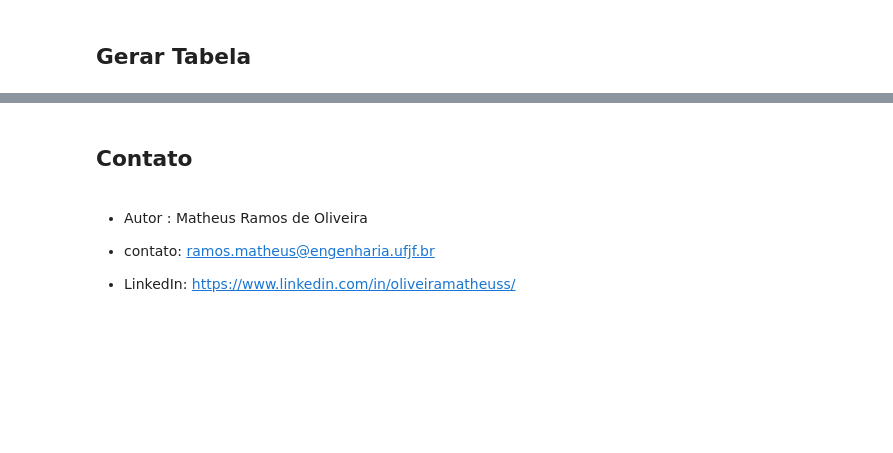
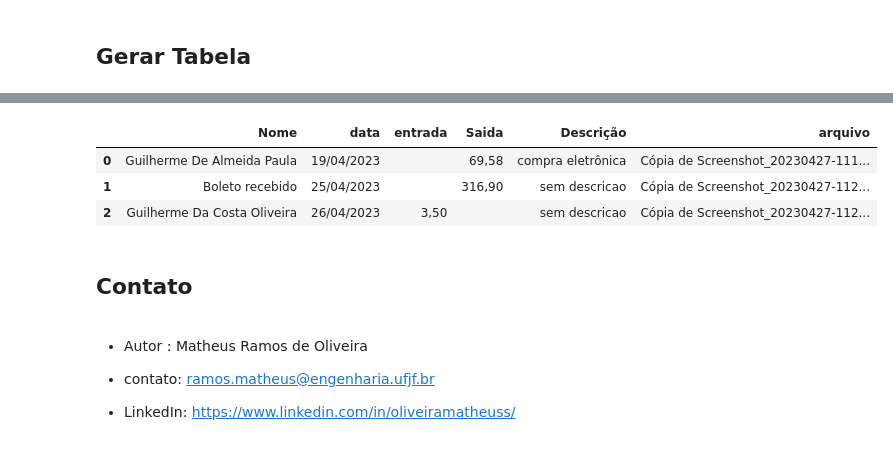
Before and after one commit to OliveiraMatheuss/Automacao_Rampage, a Jupyter notebook: automacao_comprovantes.ipynb, the cells around one changed output, grey strips where cells are left out. Drawn from its saved outputs; the diff is of its cells as text; code cells hidden in the pictures; blank space fills up the shorter version.

```diff
--- a/automacao_comprovantes.ipynb
+++ b/automacao_comprovantes.ipynb
@@ -7,10 +14,4 @@
 # %%
-
-# Instalações
-!sudo apt-get install tesseract-ocr-por | grep -v 'already satisfied'
-!pip install pytesseract  | grep -v 'already satisfied'
-!pip install gspread_dataframe==3.3.0  | grep -v 'already satisfied'
-!pip install gspread==5.4.0  | grep -v 'already satisfied'
 
 #------Importações de Pacotes -----------------------------------------------------------------------------------|
 
@@ -117,6 +118,7 @@ def tabela_pix():
                 or ('Compra no débito' in texto)
                 or ('Compra - crédito debitado' in texto)
                 or ('Transferência enviada' in texto)
+                or ('me Boleto recebido 48 horas')
                     ):
 
             entrada.append(' ')
@@ -150,13 +152,18 @@ def tabela_pix():
         # Buscar nome do Pagador
         fatia = texto.split('\n')
         fatia = [elemento for elemento in fatia if elemento.strip() != ""]
+        print(fatia) #REMOVER
 
         if ('Cashback Promocional' in texto) or ('Cashback' in texto):
           pagador.append('Cashback')
-        elif 'Boleto recebido 48 horas' in texto:
+        elif ('Boleto recebido 48 horas' in texto) or ('me Boleto recebido 48' in texto):
           pagador.append('Boleto recebido')
+        elif 'Outras saídas (2' in texto:
+          pagador.append(fatia[fatia.index('Outras saídas (2')-1])
+
         else:
-          pagador.append(fatia[fatia.index('Sobre a transação')-1]) #Nome Pagador
+           pagador.append(fatia[fatia.index('Outras entradas (2')-1])
+
 
 
 
@@ -202,3 +224,10 @@ df = tabela_pix()
+# %%
+df
+# %% [output]
+|  | Nome | data | entrada | Saida | Descrição | arquivo |
+| 0 | Guilherme De Almeida Paula | 19/04/2023 |  | 69,58 | compra eletrônica | Cópia de Screenshot_20230427-111... |
+| 1 | Boleto recebido | 25/04/2023 |  | 316,90 | sem descricao | Cópia de Screenshot_20230427-112... |
+| 2 | Guilherme Da Costa Oliveira | 26/04/2023 | 3,50 |  | sem descricao | Cópia de Screenshot_20230427-112... |
 # %% [markdown]
 ## Contato
 # %% [markdown]
```
Also changed, not shown: parts of 4 cells of this notebook.
